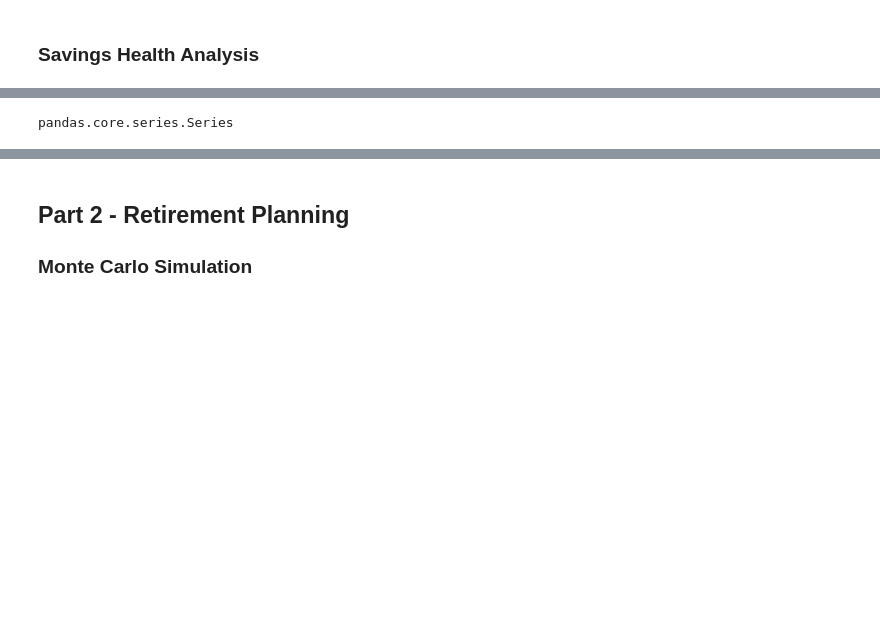
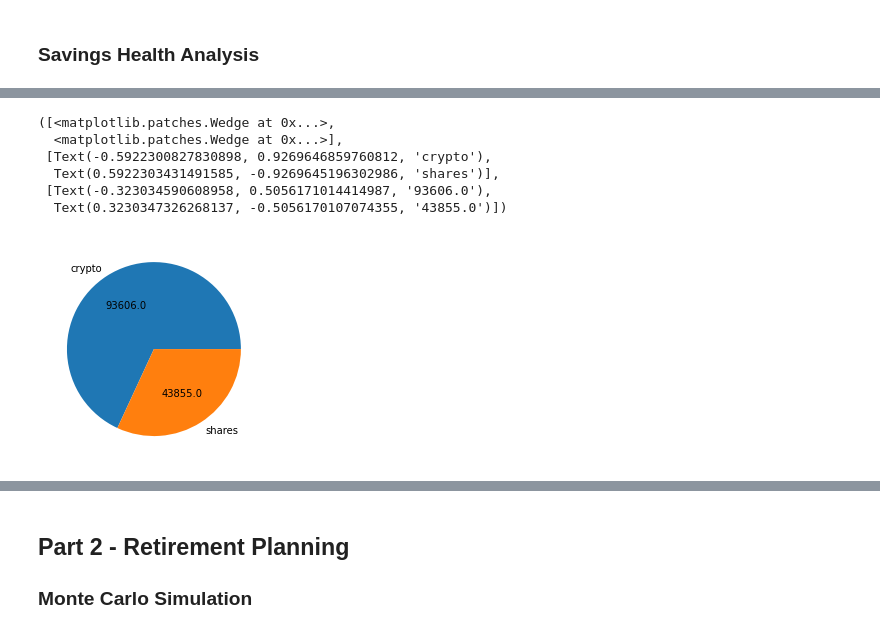
Before and after one commit to kcctudo/gitignorerep, a Jupyter notebook: Assignment_05-APIs.ipynb, the cells around one changed output, grey strips where cells are left out. Drawn from its saved outputs; the diff is of its cells as text; code cells hidden in the pictures; blank space fills up the shorter version.

```diff
--- a/Assignment_05-APIs.ipynb
+++ b/Assignment_05-APIs.ipynb
@@ -172,16 +172,20 @@ display(df_savings)
 | shares | 43854.500000 |
-# %%
-type(df_savings['amount'])
-# %% [output]
-pandas.core.series.Series
 # %%
 # Plot savings pie chart
 # YOUR CODE HERE!
 savings_amount = df_savings['amount']
-def act_value(val)
-    a  = numpy.round(val/100.*savings_amount.sum(), 0)
+def act_value(val):
+    a  = np.round(val/100.*savings_amount.sum(), 0)
     return a
-plt.pie(df_savings['amount'],labels = ['crypto','shares'], autopct=act_value)
+plt.pie(savings_amount,labels = ['crypto','shares'], autopct=act_value)
+# %% [output]
+([<matplotlib.patches.Wedge at 0x...>,
+  <matplotlib.patches.Wedge at 0x...>],
+ [Text(-0.5922300827830898, 0.9269646859760812, 'crypto'),
+  Text(0.5922303431491585, -0.9269645196302986, 'shares')],
+ [Text(-0.323034590608958, 0.5056171014414987, '93606.0'),
+  Text(0.3230347326268137, -0.5056170107074355, '43855.0')])
+[figure, added]
 # %%
 # Set ideal emergency fund
 emergency_fund = monthly_income * 3
```
Also changed, not shown: parts of 21 cells of this notebook.
